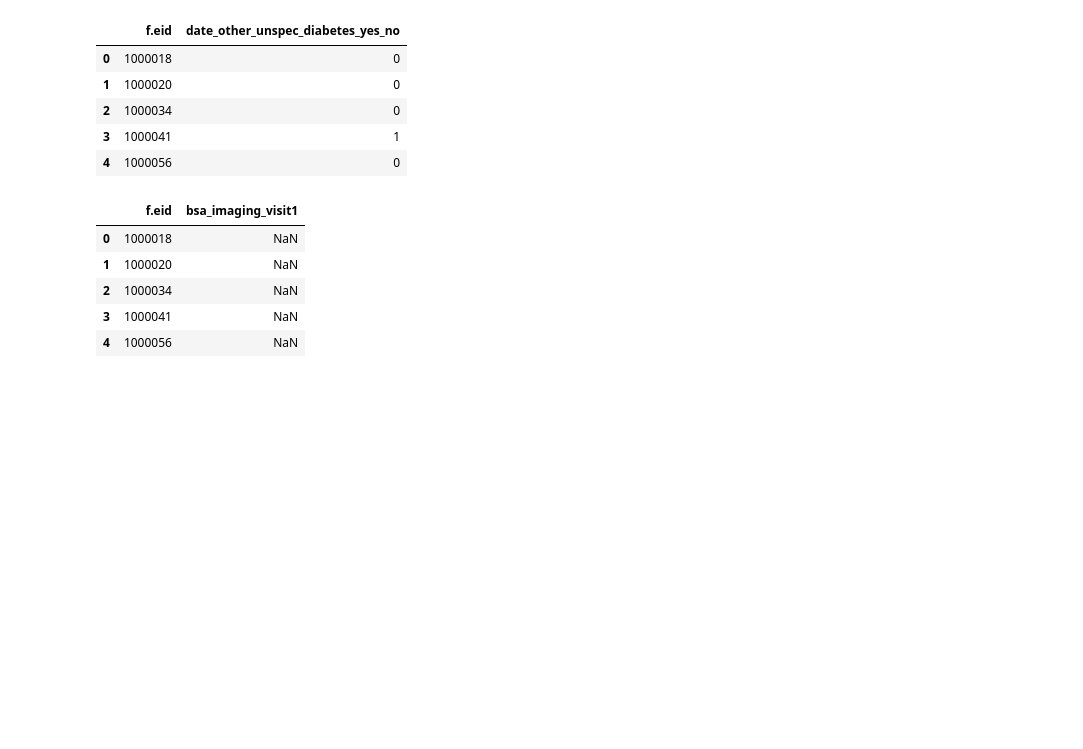
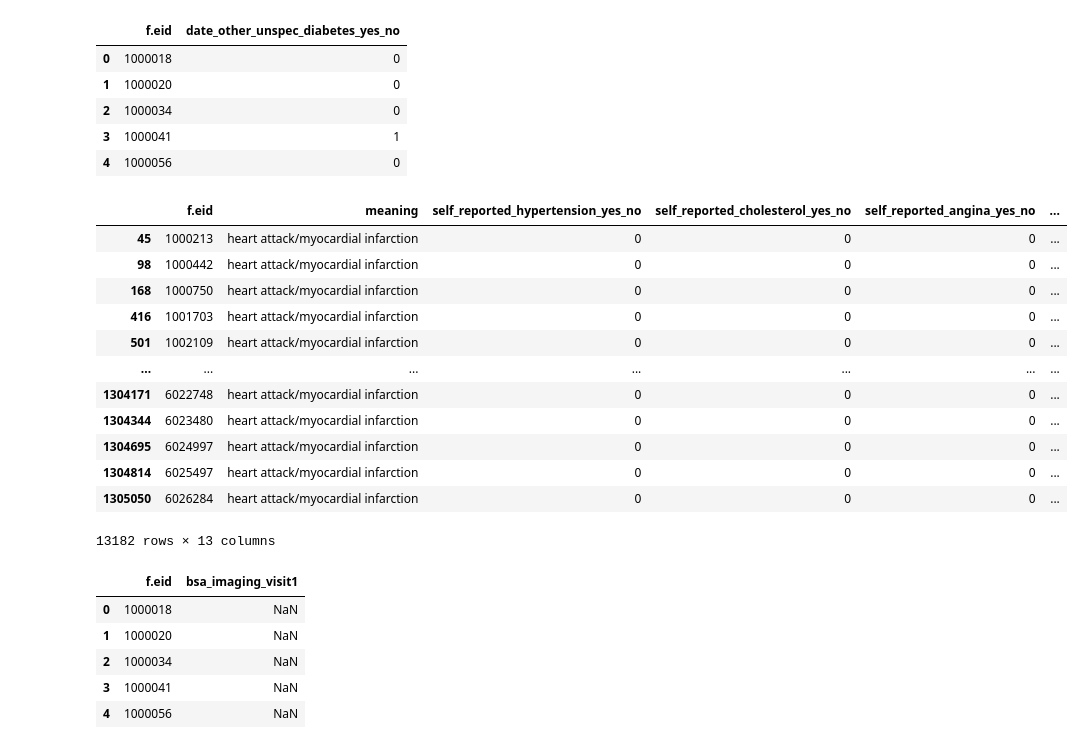
Before and after one commit to graciaandr/mres_dissertation, a Jupyter notebook: data_preprocessing_covariates_and_demographics.ipynb, the cells around one changed output. Drawn from its saved outputs; the diff is of its cells as text; code cells hidden in the pictures; blank space fills up the shorter version.

```diff
--- a/data_preprocessing_covariates_and_demographics.ipynb
+++ b/data_preprocessing_covariates_and_demographics.ipynb
@@ -1101,4 +1089,63 @@ df_date_other_unspec_diabetes.head()
 | 2 | 1000034 | 0 |
 | 3 | 1000041 | 1 |
 | 4 | 1000056 | 0 |
+# %%
+# self report 20002
+selfreport_path = "long_df_selfreport_20002.tsv"
+df_selfreport = pd.read_csv(selfreport_path, sep = "\t")
+# df_selfreport.dropna(inplace=True)
+
+df_selfreport.replace(np.nan, "N/A", inplace = True)
+df_selfreport['self_reported_hypertension_yes_no'] = np.where(
+    df_selfreport['meaning'].str.contains('hypertension', regex=True), 1, 0)
+
+df_selfreport['self_reported_cholesterol_yes_no'] = np.where(
+    df_selfreport['meaning'].str.contains('high cholesterol', regex=True), 1, 0)
+
+df_selfreport['self_reported_angina_yes_no'] = np.where(
+    df_selfreport['meaning'].str.contains('angina', regex=True), 1, 0)
+
+df_selfreport['self_reported_diabetes_yes_no'] = np.where(
+    df_selfreport['meaning'].str.contains('diabetes', regex=True), 1, 0)
+
+df_selfreport['self_reported_hypertrophic_cardiomyopathy_yes_no'] = np.where(
+    df_selfreport['meaning'].str.contains('hypertrophic cardiomyopathy', regex=True), 1, 0)
+
+df_selfreport['self_reported_cardiomyopathy_yes_no'] = np.where(
+    df_selfreport['meaning'].str.contains('cardiomyopathy', regex=True), 1, 0)
+
+df_selfreport['self_reported_HF_yes_no'] = np.where(
+    df_selfreport['meaning'].str.contains('heart failure/pulmonary odema', regex=True), 1, 0)
+
+df_selfreport['self_reported_stroke_yes_no'] = np.where(
+    df_selfreport['meaning'].str.contains('stroke', regex=True), 1, 0)
+
+df_selfreport['self_reported_ischaemic_stroke_yes_no'] = np.where(
+    df_selfreport['meaning'].str.contains('ischaemic stroke', regex=True), 1, 0)
+
+df_selfreport['self_reported_brain_haem_yes_no'] = np.where(
+    df_selfreport['meaning'].str.contains('brain haemorrhage', regex=True), 1, 0)
+
+df_selfreport['self_reported_heart_attack_yes_no'] = np.where(
+    df_selfreport['meaning'].str.contains('heart attack/myocardial infarction', regex=True), 1, 0)
+
+cols = [1,2]
+df_selfreport.drop(df_selfreport.columns[cols],axis=1,inplace=True)
+
+df_selfreport.head(50)
+df_selfreport[df_selfreport['meaning'].str.contains('heart attack', regex=True)]
+# %% [output]
+|  | f.eid | meaning | self_reported_hypertension_yes_no | self_reported_cholesterol_yes_no | self_reported_angina_yes_no | ... |
+| 45 | 1000213 | heart attack/myocardial infarction | 0 | 0 | 0 | ... |
+| 98 | 1000442 | heart attack/myocardial infarction | 0 | 0 | 0 | ... |
+| 168 | 1000750 | heart attack/myocardial infarction | 0 | 0 | 0 | ... |
+| 416 | 1001703 | heart attack/myocardial infarction | 0 | 0 | 0 | ... |
+| 501 | 1002109 | heart attack/myocardial infarction | 0 | 0 | 0 | ... |
+| ... | ... | ... | ... | ... | ... | ... |
+| 1304171 | 6022748 | heart attack/myocardial infarction | 0 | 0 | 0 | ... |
+| 1304344 | 6023480 | heart attack/myocardial infarction | 0 | 0 | 0 | ... |
+| 1304695 | 6024997 | heart attack/myocardial infarction | 0 | 0 | 0 | ... |
+| 1304814 | 6025497 | heart attack/myocardial infarction | 0 | 0 | 0 | ... |
+| 1305050 | 6026284 | heart attack/myocardial infarction | 0 | 0 | 0 | ... |
+13182 rows × 13 columns
 # %%
```
Also changed, not shown: parts of 19 cells of this notebook.
